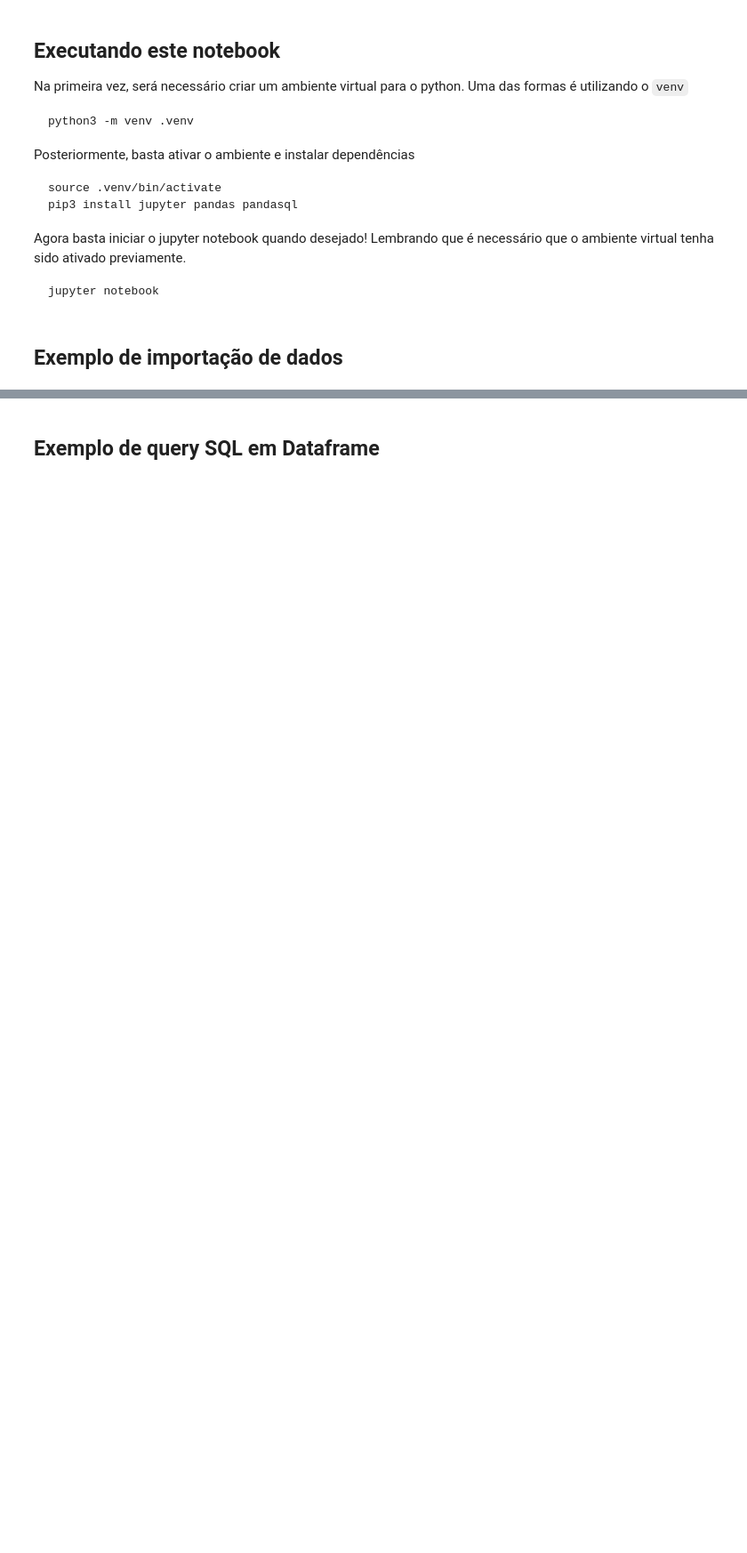
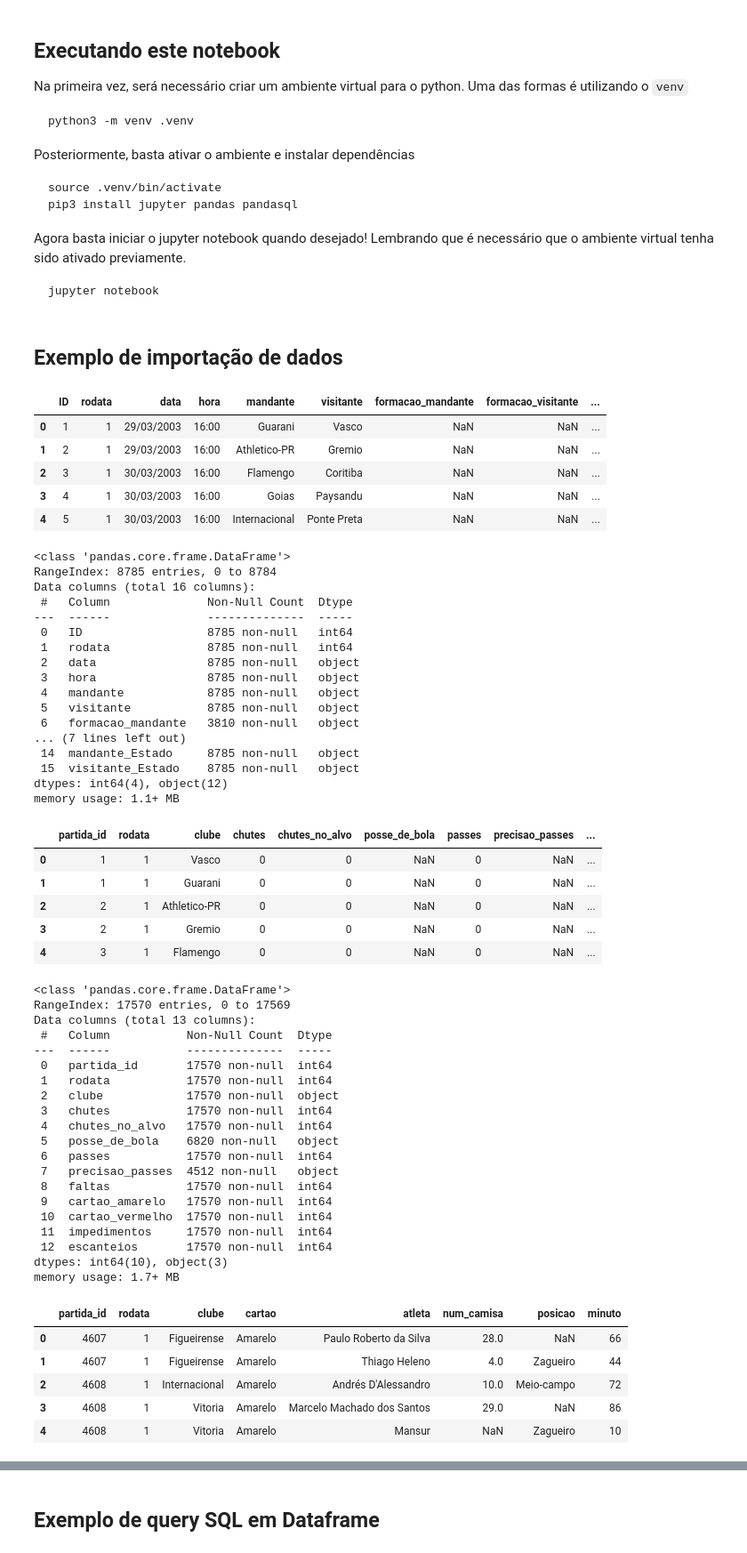
Before and after one commit to ailujana/desafio-data-analysis, a Jupyter notebook: example.ipynb, the cells around one changed output, grey strips where cells are left out. Shown at 89% size. Saved outputs shown, nothing was run; the diff lists cells and outputs as text; code cells hidden in the pictures; blank space fills up the shorter version.

```diff
--- a/example.ipynb
+++ b/example.ipynb
@@ -26,12 +26,78 @@ dataset_path = '../Brasileirao_Dataset'
 # %%
 import pandas as pd
 
 df_full = pd.read_csv(dataset_path + '/campeonato-brasileiro-full.csv')
 
 display(df_full.head())
 df_full.info()
 
 df_est = pd.read_csv(dataset_path + '/campeonato-brasileiro-estatisticas-full.csv')
 
 display(df_est.head())
 df_est.info()
+
+df_cartoes = pd.read_csv(dataset_path + '/campeonato-brasileiro-cartoes.csv')
+
+display(df_cartoes.head())
+df_cartoes.info()
+
+df_gols = pd.read_csv(dataset_path + '/campeonato-brasileiro-gols.csv')
+
+display(df_gols.head())
+df_gols.info()
+# %% [output]
+|  | ID | rodata | data | hora | mandante | visitante | formacao_mandante | formacao_visitante | ... |
+| 0 | 1 | 1 | 29/03/2003 | 16:00 | Guarani | Vasco | NaN | NaN | ... |
+| 1 | 2 | 1 | 29/03/2003 | 16:00 | Athletico-PR | Gremio | NaN | NaN | ... |
+| 2 | 3 | 1 | 30/03/2003 | 16:00 | Flamengo | Coritiba | NaN | NaN | ... |
+| 3 | 4 | 1 | 30/03/2003 | 16:00 | Goias | Paysandu | NaN | NaN | ... |
+| 4 | 5 | 1 | 30/03/2003 | 16:00 | Internacional | Ponte Preta | NaN | NaN | ... |
+<class 'pandas.core.frame.DataFrame'>
+RangeIndex: 8785 entries, 0 to 8784
+Data columns (total 16 columns):
+ #   Column              Non-Null Count  Dtype
+---  ------              --------------  -----
+ 0   ID                  8785 non-null   int64
+ 1   rodata              8785 non-null   int64
+ 2   data                8785 non-null   object
+ 3   hora                8785 non-null   object
+ 4   mandante            8785 non-null   object
+ 5   visitante           8785 non-null   object
+ 6   formacao_mandante   3810 non-null   object
+... (7 lines left out)
+ 14  mandante_Estado     8785 non-null   object
+ 15  visitante_Estado    8785 non-null   object
+dtypes: int64(4), object(12)
+memory usage: 1.1+ MB
+|  | partida_id | rodata | clube | chutes | chutes_no_alvo | posse_de_bola | passes | precisao_passes | ... |
+| 0 | 1 | 1 | Vasco | 0 | 0 | NaN | 0 | NaN | ... |
+| 1 | 1 | 1 | Guarani | 0 | 0 | NaN | 0 | NaN | ... |
+| 2 | 2 | 1 | Athletico-PR | 0 | 0 | NaN | 0 | NaN | ... |
+| 3 | 2 | 1 | Gremio | 0 | 0 | NaN | 0 | NaN | ... |
+| 4 | 3 | 1 | Flamengo | 0 | 0 | NaN | 0 | NaN | ... |
+<class 'pandas.core.frame.DataFrame'>
+RangeIndex: 17570 entries, 0 to 17569
+Data columns (total 13 columns):
+ #   Column           Non-Null Count  Dtype
+---  ------           --------------  -----
+ 0   partida_id       17570 non-null  int64
+ 1   rodata           17570 non-null  int64
+ 2   clube            17570 non-null  object
+ 3   chutes           17570 non-null  int64
+ 4   chutes_no_alvo   17570 non-null  int64
+ 5   posse_de_bola    6820 non-null   object
+ 6   passes           17570 non-null  int64
+ 7   precisao_passes  4512 non-null   object
+ 8   faltas           17570 non-null  int64
+ 9   cartao_amarelo   17570 non-null  int64
+ 10  cartao_vermelho  17570 non-null  int64
+ 11  impedimentos     17570 non-null  int64
+ 12  escanteios       17570 non-null  int64
+dtypes: int64(10), object(3)
+memory usage: 1.7+ MB
+|  | partida_id | rodata | clube | cartao | atleta | num_camisa | posicao | minuto |
+| 0 | 4607 | 1 | Figueirense | Amarelo | Paulo Roberto da Silva | 28.0 | NaN | 66 |
+| 1 | 4607 | 1 | Figueirense | Amarelo | Thiago Heleno | 4.0 | Zagueiro | 44 |
+| 2 | 4608 | 1 | Internacional | Amarelo | Andrés D'Alessandro | 10.0 | Meio-campo | 72 |
+| 3 | 4608 | 1 | Vitoria | Amarelo | Marcelo Machado dos Santos | 29.0 | NaN | 86 |
+| 4 | 4608 | 1 | Vitoria | Amarelo | Mansur | NaN | Zagueiro | 10 |
```
Also changed, not shown: parts of 16 cells of this notebook, 1 other file.
